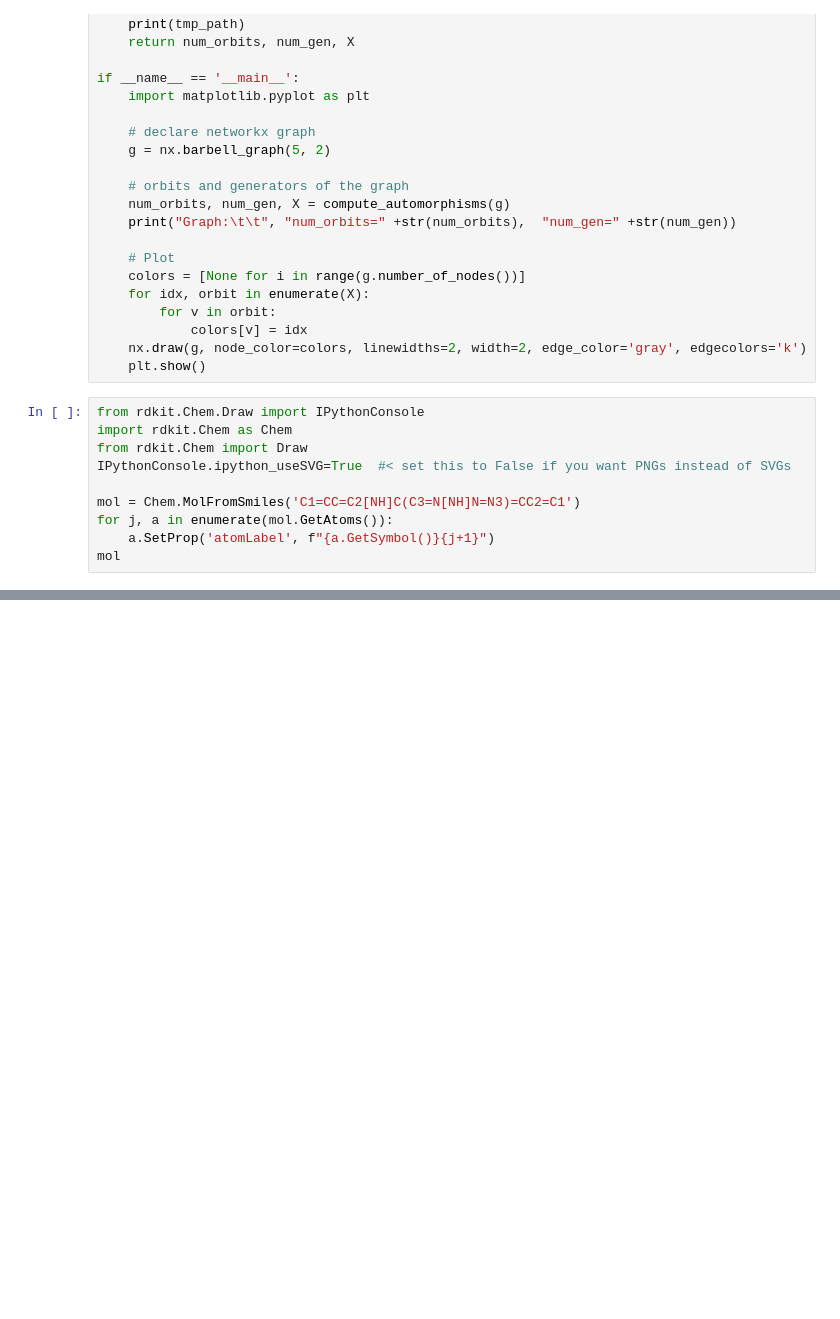
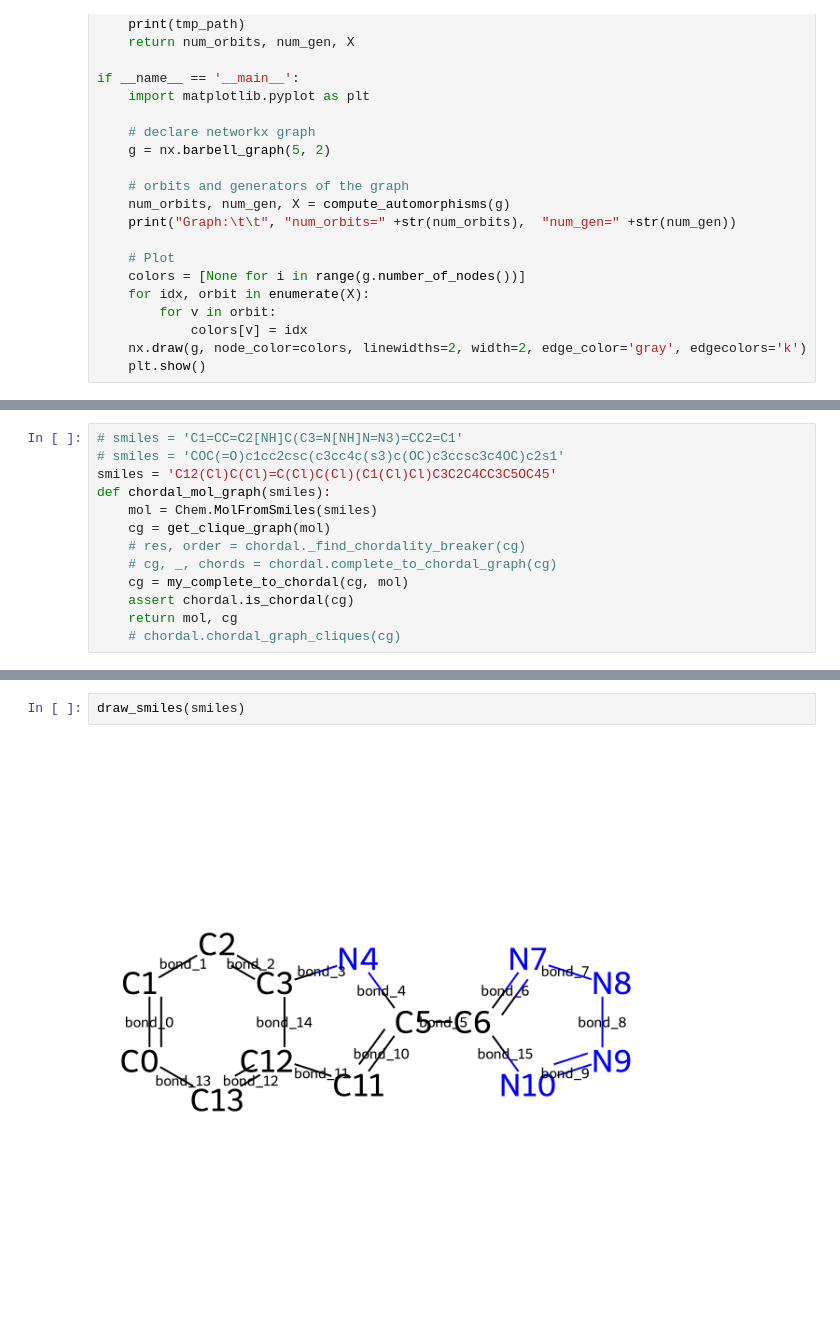
Before and after one commit to shiningsunnyday/induction, a Jupyter notebook: notebooks/playground.ipynb, the cells around one changed output, grey strips where cells are left out. Drawn from its saved outputs; the diff is of its cells as text; blank space fills up the shorter version.

```diff
--- a/notebooks/playground.ipynb
+++ b/notebooks/playground.ipynb
@@ -209,13 +222,3 @@ if __name__ == '__main__':
             colors[v] = idx
     nx.draw(g, node_color=colors, linewidths=2, width=2, edge_color='gray', edgecolors='k')
     plt.show()
-# %%
-from rdkit.Chem.Draw import IPythonConsole
-import rdkit.Chem as Chem
-from rdkit.Chem import Draw
-IPythonConsole.ipython_useSVG=True  #< set this to False if you want PNGs instead of SVGs
-
-mol = Chem.MolFromSmiles('C1=CC=C2[NH]C(C3=N[NH]N=N3)=CC2=C1')
-for j, a in enumerate(mol.GetAtoms()):
-    a.SetProp('atomLabel', f"{a.GetSymbol()}{j+1}")
-mol
@@ -223,0 +441,13 @@ mol
+# %%
+# smiles = 'C1=CC=C2[NH]C(C3=N[NH]N=N3)=CC2=C1'
+# smiles = 'COC(=O)c1cc2csc(c3cc4c(s3)c(OC)c3ccsc3c4OC)c2s1'
+smiles = 'C12(Cl)C(Cl)=C(Cl)C(Cl)(C1(Cl)Cl)C3C2C4CC3C5OC45'
+def chordal_mol_graph(smiles):
+    mol = Chem.MolFromSmiles(smiles)
+    cg = get_clique_graph(mol)
+    # res, order = chordal._find_chordality_breaker(cg)
+    # cg, _, chords = chordal.complete_to_chordal_graph(cg)
+    cg = my_complete_to_chordal(cg, mol)
+    assert chordal.is_chordal(cg)
+    return mol, cg
+    # chordal.chordal_graph_cliques(cg)
@@ -223,0 +670,4 @@ mol
+# %%
+draw_smiles(smiles)
+# %% [output]
+[figure, added]
```
Also changed, not shown: parts of 18 cells of this notebook, 2 other files.
